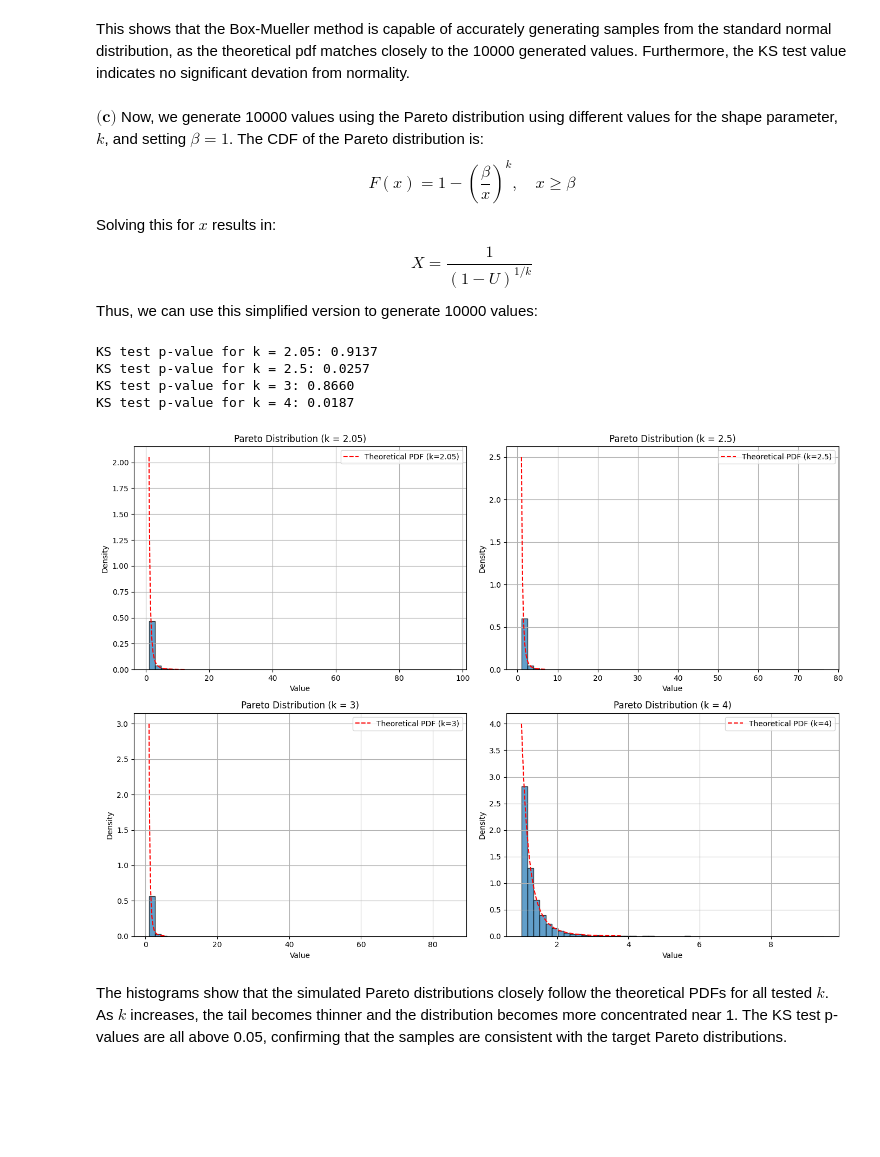
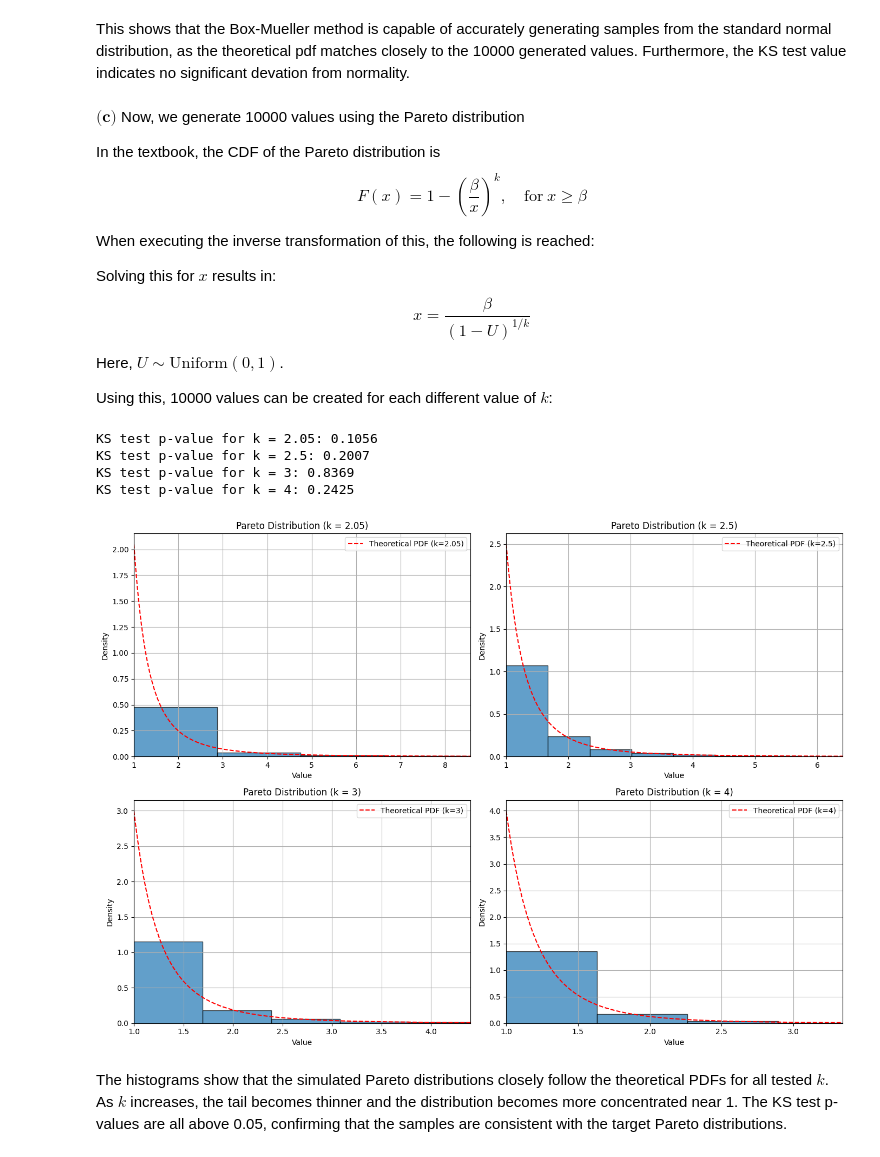
Before and after one commit to AntonJorg/stochastic_simulation, a Jupyter notebook: exercises_magnus/Exercise2&3.ipynb, the cells around one changed output. Cells and saved outputs as stored; diff of their text form; code cells hidden in the pictures; blank space fills up the shorter version.

```diff
--- a/exercises_magnus/Exercise2&3.ipynb
+++ b/exercises_magnus/Exercise2&3.ipynb
@@ -276,47 +286,55 @@ KS test p-value: 0.7124
 # %% [markdown]
 This shows that the Box-Mueller method is capable of accurately generating samples from the standard normal distribution, as the theoretical pdf matches closely to the 10000 generated values. Furthermore, the KS test value indicates no significant devation from normality.
 # %% [markdown]
-$\textbf{(c)}$ Now, we generate 10000 values using the Pareto distribution using different values for the shape parameter, $k$, and setting $\beta=1$. The CDF of the Pareto distribution is:
+$\textbf{(c)}$ Now, we generate 10000 values using the Pareto distribution
+
+In the textbook, the CDF of the Pareto distribution is
 $$
-F(x) = 1-(\frac{\beta}{x})^k , \quad x\geq\beta
+F(x) = 1-(\frac{\beta}{x})^k , \quad \text{for}\ x\geq\beta
 $$
+
+When executing the inverse transformation of this, the following is reached:
+
 Solving this for $x$ results in:
 $$
-X = \frac{1}{(1-U)^{1/k}}
+x = \frac{\beta}{(1-U)^{1/k}}
 $$
-Thus, we can use this simplified version to generate 10000 values:
+Here, $U\sim\text{Uniform}(0,1)$.
+
+Using this, 10000 values can be created for each different value of $k$:
 # %%
 k_values = [2.05, 2.5, 3, 4]
 beta = 1
 
 fig, axs = plt.subplots(2, 2, figsize=(14, 10))
 axs = axs.flatten()
 
 for i, k in enumerate(k_values):
     U = np.random.uniform(0, 1, n)
-    samples = (1 / (1 - U))**(1 / k)
+    samples = beta / ((1 - U) ** (1 / k))
+    x_max = np.percentile(samples, 99)
+    x = np.linspace(beta, x_max, 200)
 
-    x = np.linspace(1, np.percentile(samples, 99.5), 200)
     axs[i].hist(samples, bins=50, density=True, alpha=0.7, edgecolor='black')
     axs[i].plot(x, pareto.pdf(x, b=k, scale=beta), 'r--', label=f'Theoretical PDF (k={k})')
     axs[i].set_title(f'Pareto Distribution (k = {k})')
     axs[i].set_xlabel('Value')
     axs[i].set_ylabel('Density')
+    axs[i].set_xlim([beta, x_max])
     axs[i].grid(True)
     axs[i].legend()
 
-    # Perform KS test and print result
     D, p = kstest(samples, 'pareto', args=(k, 0, beta))
     print(f"KS test p-value for k = {k}: {p:.4f}")
 
 plt.tight_layout()
 plt.show()
 # %% [output]
-KS test p-value for k = 2.05: 0.9137
-KS test p-value for k = 2.5: 0.0257
-KS test p-value for k = 3: 0.8660
-KS test p-value for k = 4: 0.0187
+KS test p-value for k = 2.05: 0.1056
+KS test p-value for k = 2.5: 0.2007
+KS test p-value for k = 3: 0.8369
+KS test p-value for k = 4: 0.2425
-[figure, old version]
+[figure, new version]
 # %% [markdown]
 The histograms show that the simulated Pareto distributions closely follow the theoretical PDFs for all tested $k$. As $k$ increases, the tail becomes thinner and the distribution becomes more concentrated near 1. The KS test p-values are all above 0.05, confirming that the samples are consistent with the target Pareto distributions.
 # %% [markdown]
```
Also changed, not shown: parts of 11 cells of this notebook, 4 other files.
